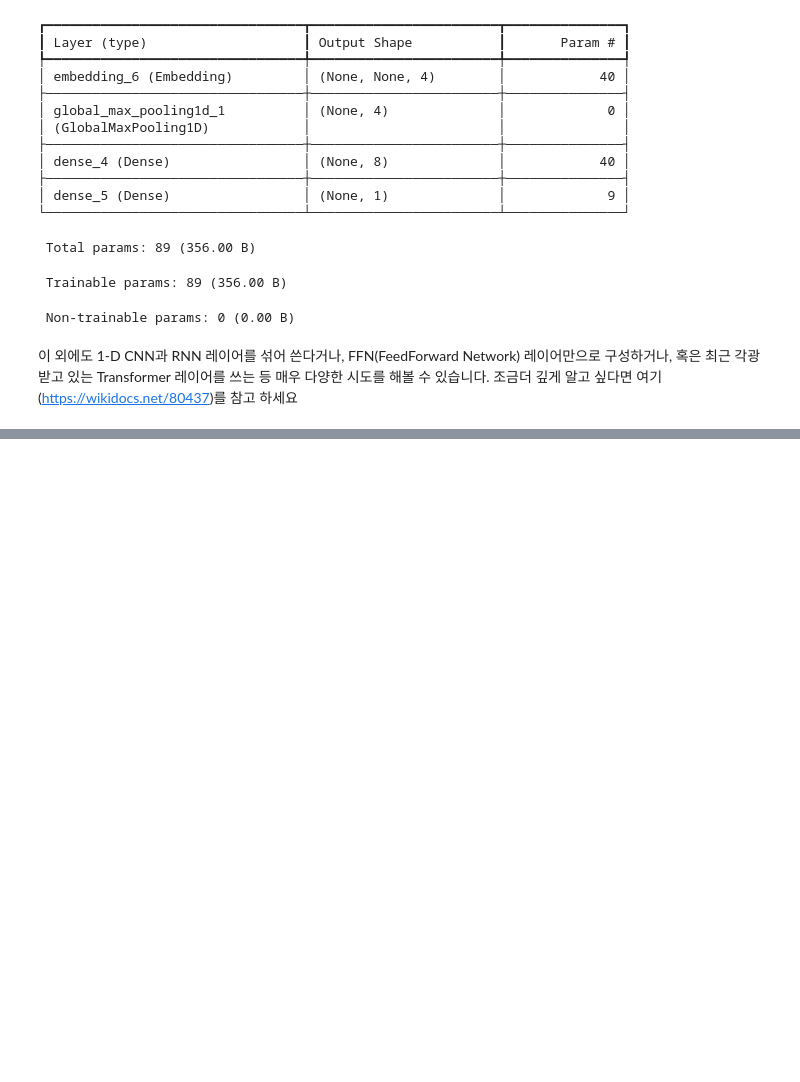
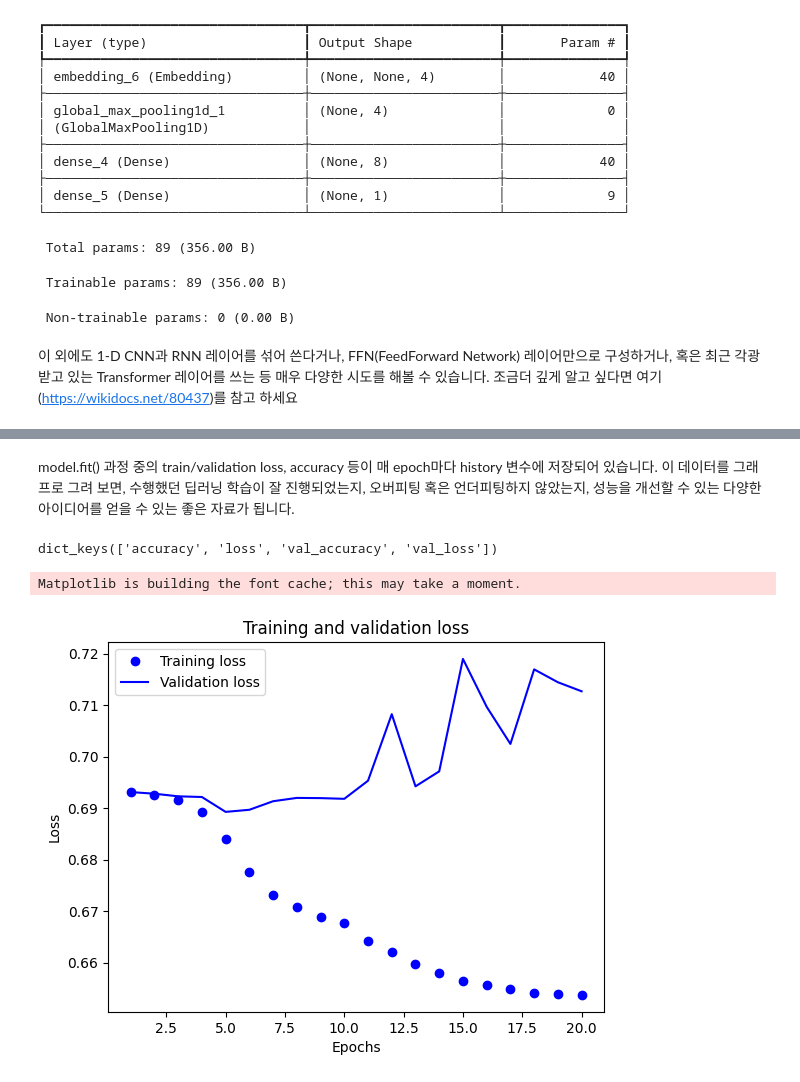
Before and after one commit to hyungminkimdev/aiffel, a Jupyter notebook: 240612-/Untitled-1.ipynb, the cells around one changed output, grey strips where cells are left out. Cells and saved outputs as stored; diff of their text form; code cells hidden in the pictures; blank space fills up the shorter version.

```diff
--- a/240612-/Untitled-1.ipynb
+++ b/240612-/Untitled-1.ipynb
@@ -368,0 +403,5 @@ Model: "sequential_2"
+# %%
+word_to_index = imdb.get_word_index()
+index_to_word = {index:word for word, index in word_to_index.items()}
+print(index_to_word[1])     # 'the' 가 출력됩니다.
+print(word_to_index['the'])  # 1 이 출력됩니다.
@@ -368,0 +555,13 @@ Model: "sequential_2"
+# %%
+model.compile(optimizer='adam',
+              loss='binary_crossentropy',
+              metrics=['accuracy'])
+
+epochs=20  # 몇 epoch를 훈련하면 좋을지 결과를 보면서 바꾸어 봅시다.
+
+history = model.fit(partial_x_train,
+                    partial_y_train,
+                    epochs=epochs,
+                    batch_size=512,
+                    validation_data=(x_val, y_val),
+                    verbose=1)
@@ -368,0 +593,31 @@ Model: "sequential_2"
+# %% [markdown]
+model.fit() 과정 중의 train/validation loss, accuracy 등이 매 epoch마다 history 변수에 저장되어 있습니다.
+이 데이터를 그래프로 그려 보면, 수행했던 딥러닝 학습이 잘 진행되었는지, 오버피팅 혹은 언더피팅하지 않았는지, 성능을 개선할 수 있는 다양한 아이디어를 얻을 수 있는 좋은 자료가 됩니다.
+# %%
+history_dict = history.history
+print(history_dict.keys()) # epoch에 따른 그래프를 그려볼 수 있는 항목들
+# %% [output]
+dict_keys(['accuracy', 'loss', 'val_accuracy', 'val_loss'])
+# %%
+import matplotlib.pyplot as plt
+
+acc = history_dict['accuracy']
+val_acc = history_dict['val_accuracy']
+loss = history_dict['loss']
+val_loss = history_dict['val_loss']
+
+epochs = range(1, len(acc) + 1)
+
+# "bo"는 "파란색 점"입니다
+plt.plot(epochs, loss, 'bo', label='Training loss')
+# b는 "파란 실선"입니다
+plt.plot(epochs, val_loss, 'b', label='Validation loss')
+plt.title('Training and validation loss')
+plt.xlabel('Epochs')
+plt.ylabel('Loss')
+plt.legend()
+
+plt.show()
+# %% [output]
+Matplotlib is building the font cache; this may take a moment.
+[figure, added]
```
Also changed, not shown: parts of 25 cells of this notebook.
